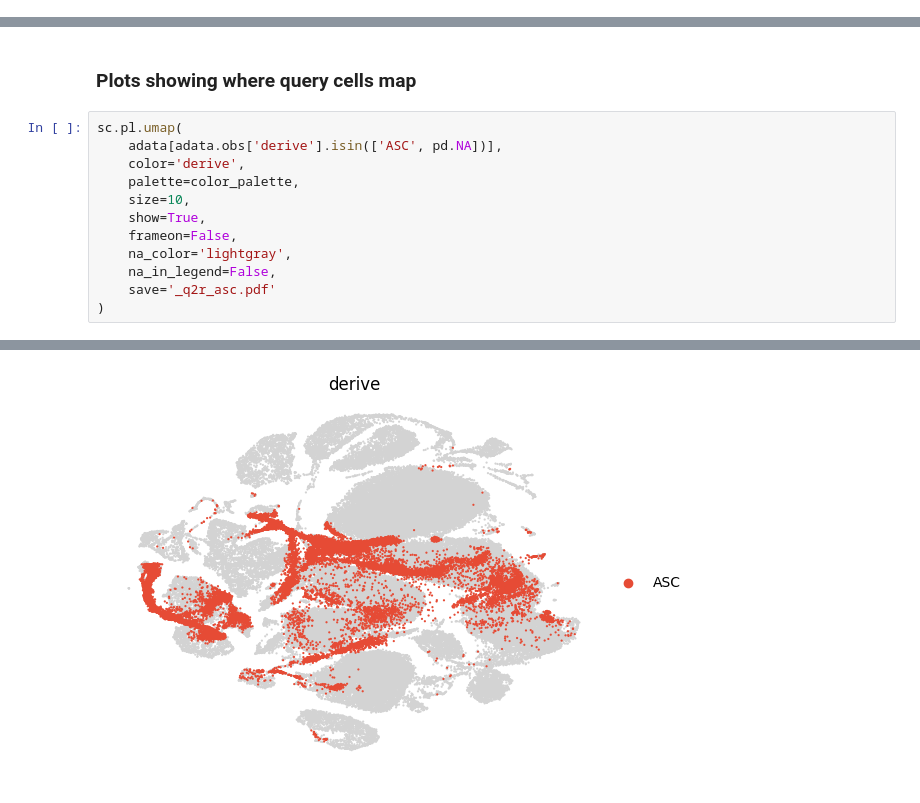
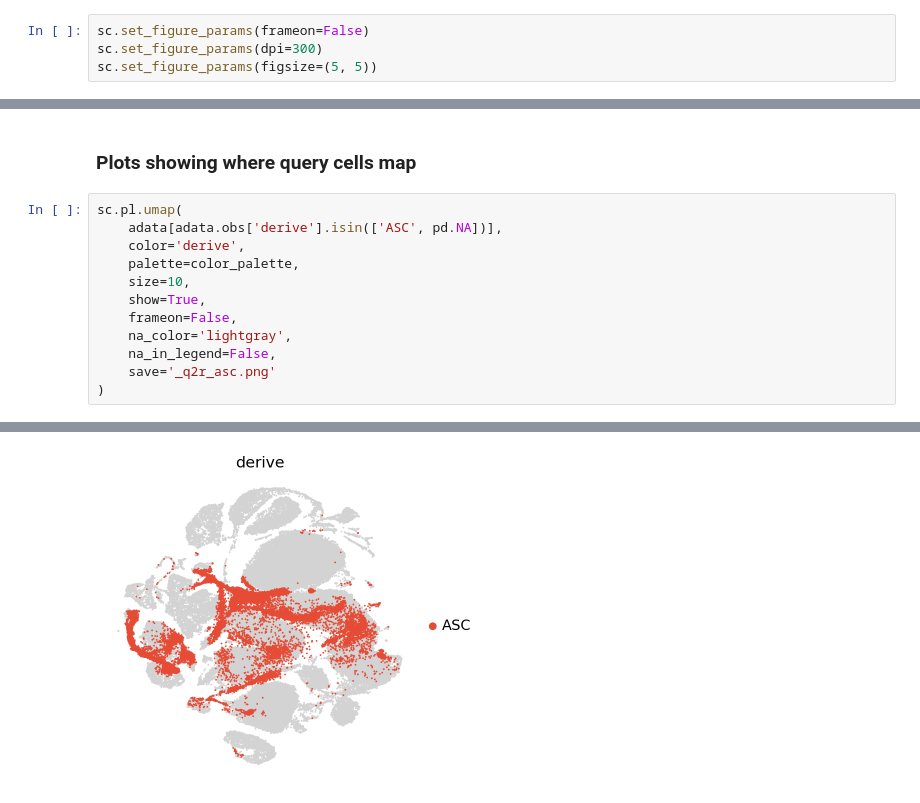
Before and after one commit to devsystemslab/HEOCA, a Jupyter notebook: notebooks/post-hoc_analysis.ipynb, the cells around one changed output, grey strips where cells are left out. Saved outputs shown, nothing was run; the diff lists cells and outputs as text.

```diff
--- a/notebooks/post-hoc_analysis.ipynb
+++ b/notebooks/post-hoc_analysis.ipynb
@@ -406,6 +383,10 @@ plt.savefig(os.path.join(save_dir, 'proportion_by_protocol_plt.pdf'), format='pd
 ## Plots
 # %% [markdown]
 ### Reference plots
+# %%
+sc.set_figure_params(frameon=False)
+sc.set_figure_params(dpi=300)
+sc.set_figure_params(figsize=(5, 5))
 # %%
 sc.pl.umap(
     adata[adata.obs['query'] == 0],
@@ -460,6 +441,6 @@ sc.pl.umap(
     frameon=False,
     na_color='lightgray',
     na_in_legend=False,
-    save='_q2r_asc.pdf'
+    save='_q2r_asc.png'
 )
 # %% [output]
@@ -467,4 +448,4 @@ WARNING: saving figure to file figures/umap_q2r_asc.pdf
-[figure, old version]
+[figure, new version]
 # %%
 sc.pl.umap(
     adata[adata.obs['derive'].isin(['FSC', pd.NA])],
```
Also changed, not shown: parts of 24 cells of this notebook.
